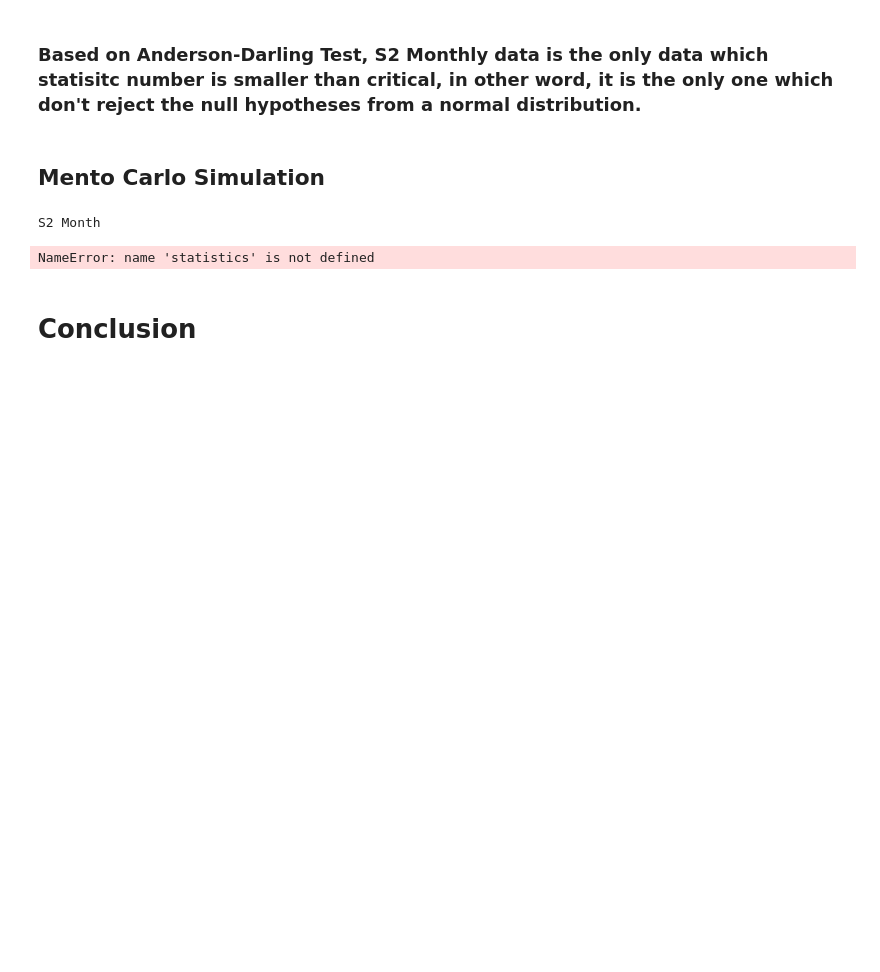
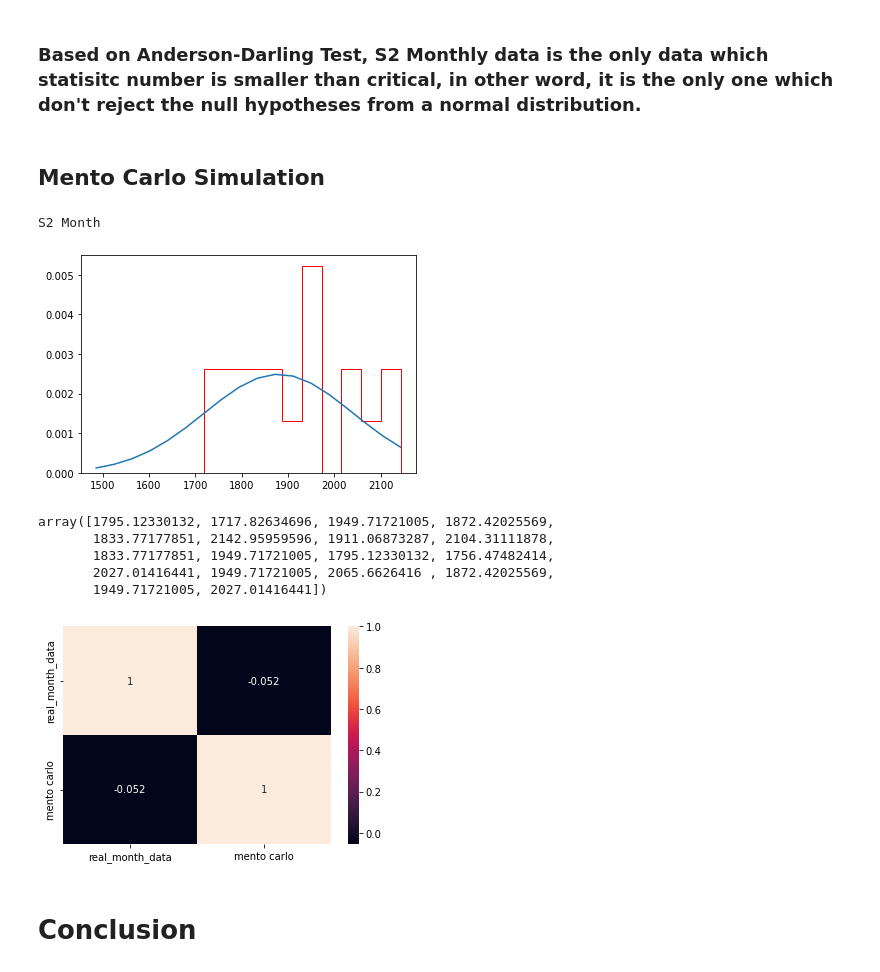
Before and after one commit to JiangYuxuan233/Intern_Yuxuan, a Jupyter notebook: Mento Carlo Simulation test.ipynb, the cells around one changed output. Saved outputs shown, nothing was run; the diff lists cells and outputs as text; code cells hidden in the pictures; blank space fills up the shorter version.

```diff
--- a/Mento Carlo Simulation test.ipynb
+++ b/Mento Carlo Simulation test.ipynb
@@ -193,7 +155,7 @@ def mento(data,f):
     Fn = smp.lambdify((y,s,m),fs)
     fn = smp.lambdify((x,s,m),f)
     s=data["Pedestrian"].std()
-    m=statistics.mean(data["Pedestrian"])
+    m=data["Pedestrian"].mean()
     x = np.linspace(min(data["Pedestrian"]),max(data["Pedestrian"]),len(data["Pedestrian"]))
     f = fn(x,s,m)
     F = Fn(x,s,m)
@@ -206,16 +168,23 @@ def mento(data,f):
 # %%
 print("S2 Month")
 y,x,s,m = smp.symbols("x s m y")
 f = 1/(s*(np.pi*2)**(1/2))*smp.exp(-(x-m)**2/(2*s**2))
 a = mento(S2_month_new,f)
 data = {"real_month_data":S2_month_new["Pedestrian"],
        "mento carlo":a,
        }
 data = pd.DataFrame(data)
 sns.heatmap(data.corr(), annot = True)
+a
 # %% [output]
 S2 Month
+[figure, added]
-NameError: name 'statistics' is not defined
+array([1795.12330132, 1717.82634696, 1949.71721005, 1872.42025569,
+       1833.77177851, 2142.95959596, 1911.06873287, 2104.31111878,
+       1833.77177851, 1949.71721005, 1795.12330132, 1756.47482414,
+       2027.01416441, 1949.71721005, 2065.6626416 , 1872.42025569,
+       1949.71721005, 2027.01416441])
+[figure, added]
 # %%
 print("S2 week")
 y,x,s,m = smp.symbols("x s m y")
```
Also changed, not shown: parts of 8 cells of this notebook, 2 other files.
